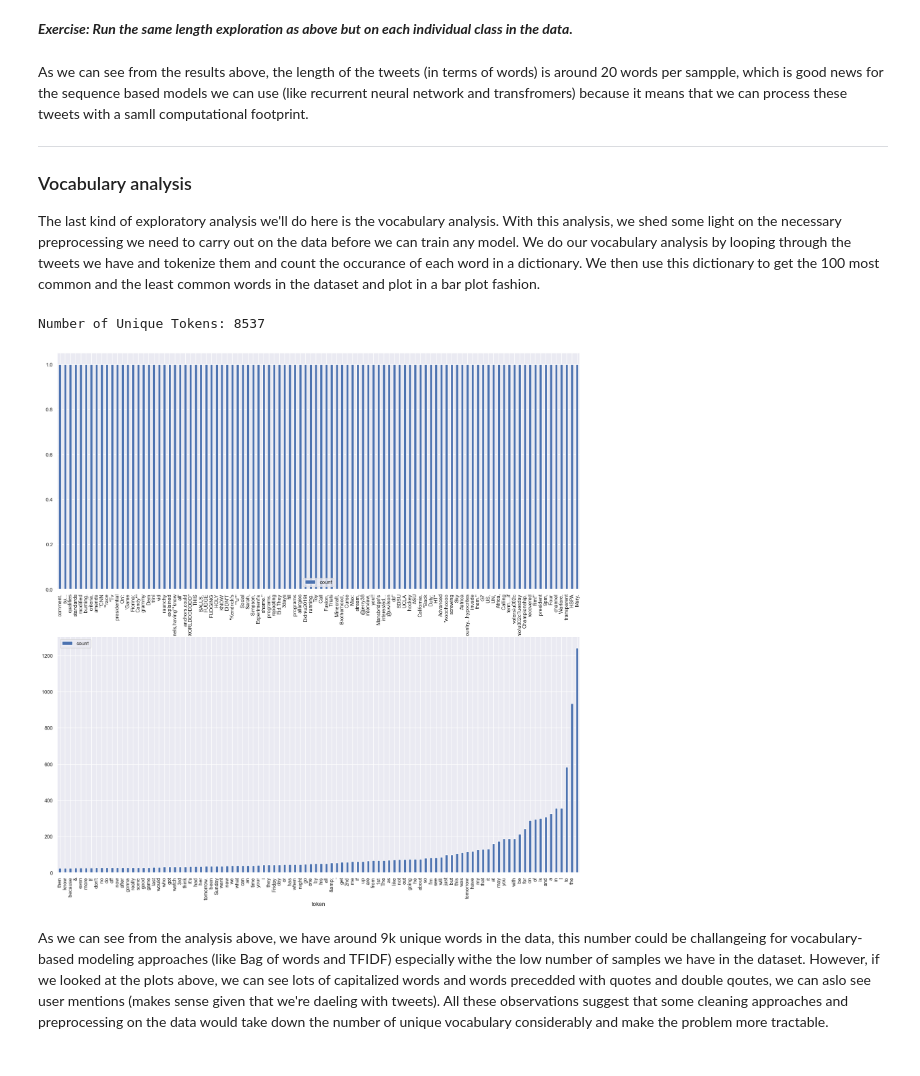
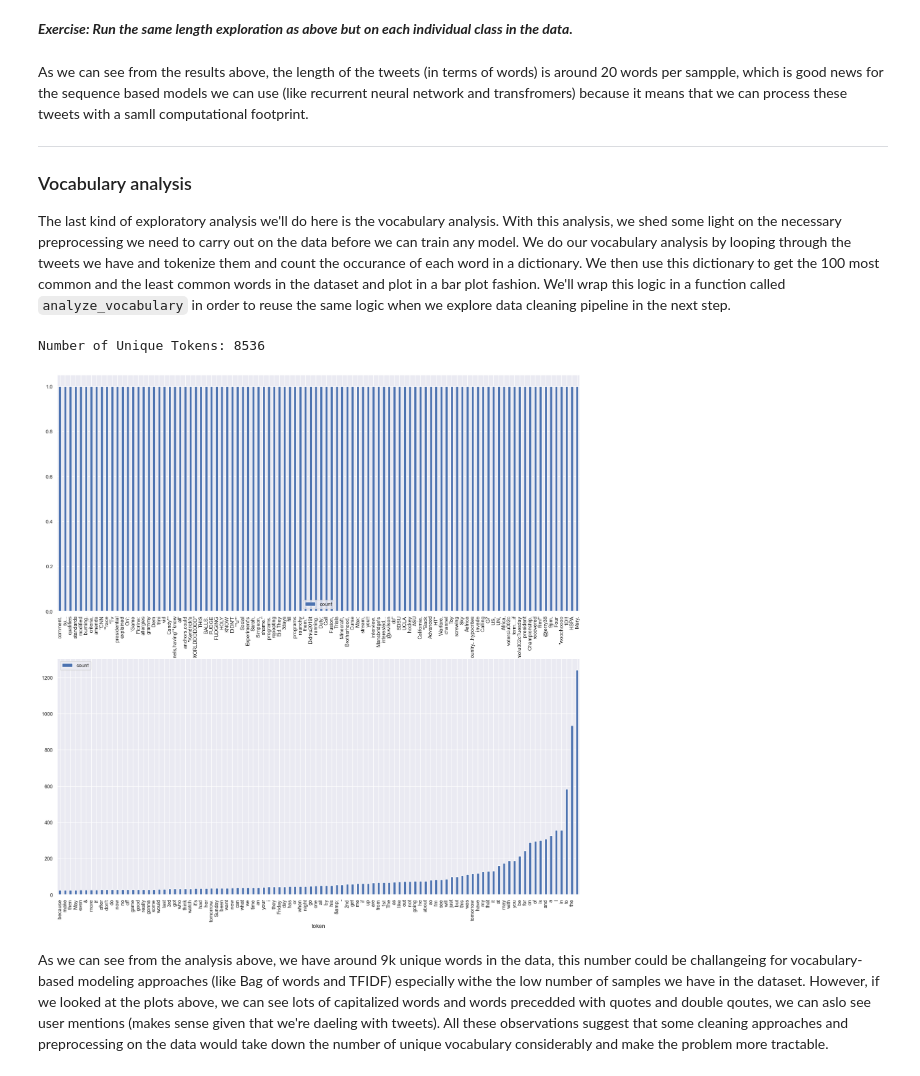
Before and after one commit to Mostafa-Samir/AI-Academy-NLP-Dec-2022, a Jupyter notebook: Day-1-lab.ipynb, the cells around one changed output. Cells and saved outputs as stored; diff of their text form; code cells hidden in the pictures.

```diff
--- a/Day-1-lab.ipynb
+++ b/Day-1-lab.ipynb
@@ -102,7 +102,7 @@ As we can see from the results above, the length of the tweets (in terms of word
 
 ### Vocabulary analysis
 
-The last kind of exploratory analysis we'll do here is the vocabulary analysis. With this analysis, we shed some light on the necessary preprocessing we need to carry out on the data before we can train any model. We do our vocabulary analysis by looping through the tweets we have and tokenize them and count the occurance of each word in a dictionary. We then use this dictionary to get the 100 most common and the least common words in the dataset and plot in a bar plot fashion.
+The last kind of exploratory analysis we'll do here is the vocabulary analysis. With this analysis, we shed some light on the necessary preprocessing we need to carry out on the data before we can train any model. We do our vocabulary analysis by looping through the tweets we have and tokenize them and count the occurance of each word in a dictionary. We then use this dictionary to get the 100 most common and the least common words in the dataset and plot in a bar plot fashion. We'll wrap this logic in a function called `analyze_vocabulary` in order to reuse the same logic when we explore data cleaning pipeline in the next step.
 # %%
 from collections import defaultdict
 import numpy as np
@@ -110,36 +110,37 @@ import numpy as np
 def analyze_vocabulary(df: pd.DataFrame):
     word_count = defaultdict(int)
     _, axes = plt.subplots(2, 1, figsize=(20, 20))
 
     for i, row in df.iterrows():
         tweet = row["tweet"]
         tokens = tweet.split(" ")
         for token in tokens:
-            word_count[token] += 1
+            if token:  # ignore empty strings
+                word_count[token] += 1
 
     unique_tokens = list(word_count.keys())
     unique_tokens_count = list(word_count.values())
 
     sorted_token_indecies = np.argsort(unique_tokens_count)
     least_100_frequent_tokens_indecies = sorted_token_indecies[:100]
     most_100_frequent_tokens_indecies = sorted_token_indecies[-100:]
 
     least_100_frequent_tokens = [unique_tokens[i] for i in least_100_frequent_tokens_indecies]
     least_100_frequent_tokens_counts = [unique_tokens_count[i] for i in least_100_frequent_tokens_indecies]
     most_100_frequent_tokens = [unique_tokens[i] for i in most_100_frequent_tokens_indecies]
     most_100_frequent_tokens_counts = [unique_tokens_count[i] for i in most_100_frequent_tokens_indecies]
 
     pd.DataFrame({"token": least_100_frequent_tokens, "count": least_100_frequent_tokens_counts}).plot.bar(x="token", y="count", ax=axes[0])
     pd.DataFrame({"token": most_100_frequent_tokens, "count": most_100_frequent_tokens_counts}).plot.bar(x="token", y="count", ax=axes[1])
 
     print(f"Number of Unique Tokens: {len(unique_tokens)}")
 
     return word_count
 
 _ = analyze_vocabulary(english_training_data)
 # %% [output]
-Number of Unique Tokens: 8537
+Number of Unique Tokens: 8536
-[figure, old version]
+[figure, new version]
 # %% [markdown]
 As we can see from the analysis above, we have around 9k unique words in the data, this number could be challangeing for vocabulary-based modeling approaches (like Bag of words and TFIDF) especially withe the low number of samples we have in the dataset. However, if we looked at the plots above, we can see lots of capitalized words and words precedded with quotes and double qoutes, we can aslo see user mentions (makes sense given that we're daeling with tweets). All these observations suggest that some cleaning approaches and preprocessing on the data would take down the number of unique vocabulary considerably and make the problem more tractable.
 # %% [markdown]
```
Also changed, not shown: parts of 9 cells of this notebook.
